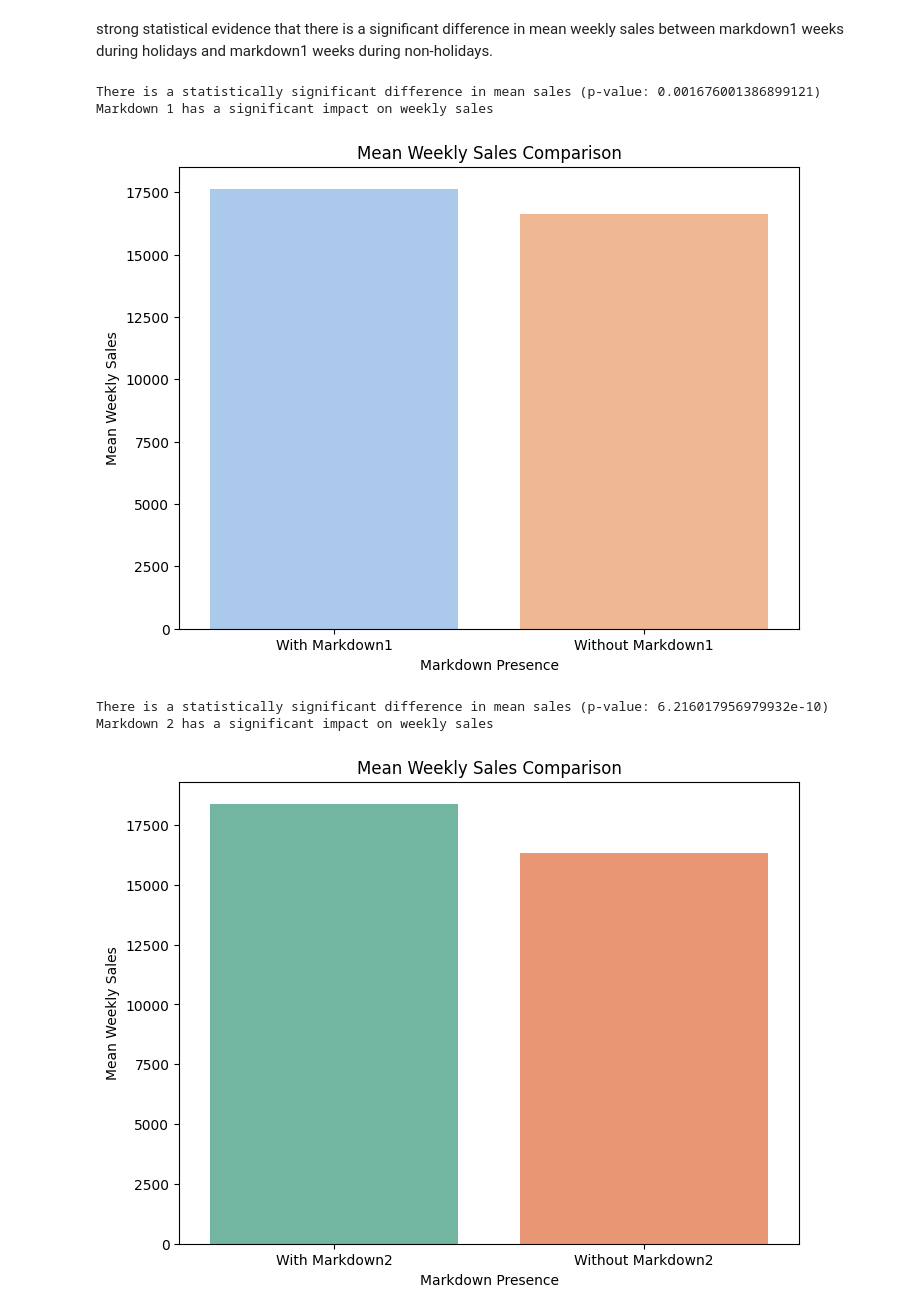
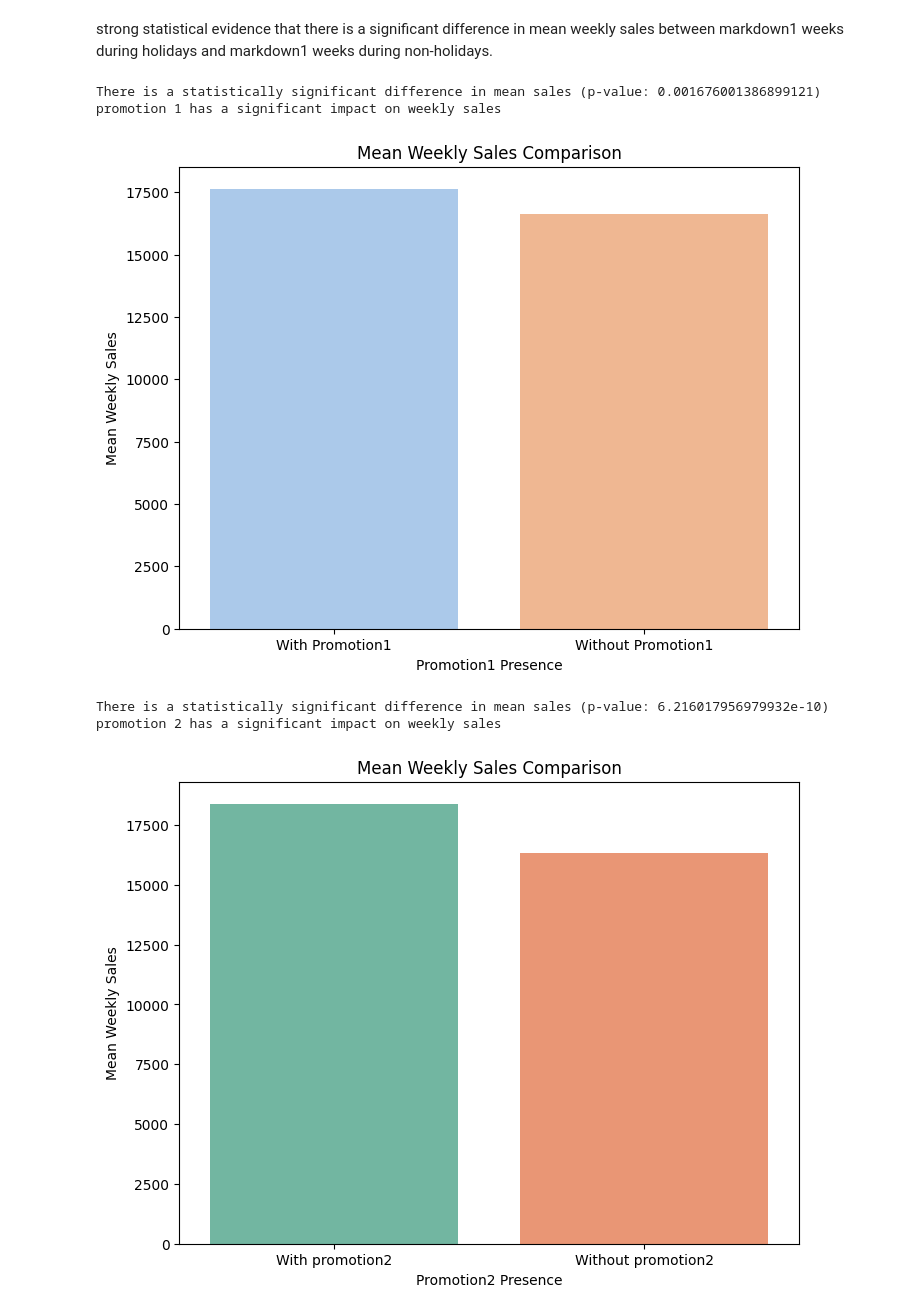
Before and after one commit to MeghaBhambri/midterm_project, a Jupyter notebook: notebooks/analysis.ipynb, the cells around one changed output. Saved outputs shown, nothing was run; the diff lists cells and outputs as text; code cells hidden in the pictures.

```diff
--- a/notebooks/analysis.ipynb
+++ b/notebooks/analysis.ipynb
@@ -292,14 +316,23 @@ Question 5: Do promotional markdowns lead to increased weekly sales?
 # %% [markdown]
 Promotional markdown events throughout the year. These markdowns precede prominent holidays, the four largest of which are the Super Bowl, Labor Day, Thanksgiving, and Christmas.
 # %%
+# Replace column names
+combined_data.rename(columns={
+    'markdown1': 'promotion1',
+    'markdown2': 'promotion2',
+    'markdown3': 'promotion3',
+    'markdown4': 'promotion4',
+    'markdown5': 'promotion5'
+}, inplace=True)
+
 # Calculate the correlation matrix
-correlation_matrix = combined_data[['weekly_sales', 'markdown1', 'markdown2', 'markdown3', 'markdown4','markdown5']].corr()
+correlation_matrix = combined_data[['weekly_sales', 'promotion1', 'promotion2', 'promotion3', 'promotion4', 'promotion5']].corr()
 
 # Create a heatmap to visualize correlations
 plt.figure(figsize=(10, 6))
 sns.heatmap(correlation_matrix, annot=True, cmap='Set2', linewidths=0.5)
 plt.title('Correlation Heatmap')
-plt.savefig("../images/figure17.png")
+plt.savefig("../images/correlation_promotional_offers.png")
 plt.show()
 # %% [output]
 [figure]
@@ -333,37 +366,38 @@ Hypothesis rejected :markdown1 effects weekly sales
 strong statistical evidence that there is a significant difference in mean weekly sales between markdown1 weeks during holidays and markdown1 weeks during non-holidays.
 # %%
 # Fill the 'markdown1' column with 0 for all rows
-combined_data['markdown1'] = combined_data['markdown1'].fillna(0)
+combined_data['promotion1'] = combined_data['promotion1'].fillna(0)
 # %%
 # Select data for holidays with markdown
-holidays_with_markdown = combined_data[(combined_data['isholiday'] == True) & (combined_data['markdown1'] > 0)]
+holidays_with_markdown = combined_data[(combined_data['isholiday'] == True) & (combined_data['promotion1'] > 0)]
 
 # Select data for holidays without markdown
-holidays_without_markdown = combined_data[(combined_data['isholiday'] == True) & (combined_data['markdown1'] == 0)]
+holidays_without_markdown = combined_data[(combined_data['isholiday'] == True) & (combined_data['promotion1'] == 0)]
 # Perform a t-test to compare mean sales between  holiday with markdown and without markdown
 t_stat, p_value = stats.ttest_ind(holidays_with_markdown['weekly_sales'], holidays_without_markdown['weekly_sales'])
 
 # Check if the p-value is less than 0.05 (common significance level)
 if p_value < 0.05:
     print(f'There is a statistically significant difference in mean sales (p-value: {p_value})')
-    print ("Markdown 1 has a significant impact on weekly sales")
+    print ("promotion 1 has a significant impact on weekly sales")
 else:
     print(f'No statistically significant difference in mean sales (p-value: {p_value})')
-    print ("HMarkdown 1 has no significant impact on weekly sales")
+    print ("promotion 1 has no significant impact on weekly sales")
 # %% [output]
 There is a statistically significant difference in mean sales (p-value: 0.001676001386899121)
-Markdown 1 has a significant impact on weekly sales
+promotion 1 has a significant impact on weekly sales
 # %%
 # Create a bar plot to compare mean sales between holiday weeks with and without markdown
 plt.figure(figsize=(8, 6))
-sns.barplot(x=['With Markdown1', 'Without Markdown1'],
+sns.barplot(x=['With Promotion1', 'Without Promotion1'],
             y=[holidays_with_markdown['weekly_sales'].mean(), holidays_without_markdown['weekly_sales'].mean()], hue= ['With Markdown1', 'Without Markdown1'],
             palette = "pastel" , legend = False)
 plt.title('Mean Weekly Sales Comparison')
-plt.xlabel('Markdown Presence')
+plt.xlabel('Promotion1 Presence')
 plt.ylabel('Mean Weekly Sales')
+plt.savefig("../images/promotion1.png")
 plt.show()
 # %% [output]
-[figure, old version]
+[figure, new version]
 # %%
 # Fill the 'markdown2' column with 0 for all rows
@@ -371,22 +405,22 @@ combined_data['markdown2'] = combined_data['markdown2'].fillna(0)
 # %%
 # Select data for holidays with markdown
-holidays_with_markdown2 = combined_data[(combined_data['isholiday'] == True) & (combined_data['markdown2'] > 0)]
+holidays_with_markdown2 = combined_data[(combined_data['isholiday'] == True) & (combined_data['promotion2'] > 0)]
 
 # Select data for holidays without markdown
-holidays_without_markdown2 = combined_data[(combined_data['isholiday'] == True) & (combined_data['markdown2'] == 0)]
+holidays_without_markdown2 = combined_data[(combined_data['isholiday'] == True) & (combined_data['promotion2'] == 0)]
 # Perform a t-test to compare mean sales between  holiday with markdown and without markdown
 t_stat, p_value = stats.ttest_ind(holidays_with_markdown2['weekly_sales'], holidays_without_markdown2['weekly_sales'])
 
 # Check if the p-value is less than 0.05 (common significance level)
 if p_value < 0.05:
     print(f'There is a statistically significant difference in mean sales (p-value: {p_value})')
-    print ("Markdown 2 has a significant impact on weekly sales")
+    print ("promotion 2 has a significant impact on weekly sales")
 else:
     print(f'No statistically significant difference in mean sales (p-value: {p_value})')
-    print ("HMarkdown 2 has no significant impact on weekly sales")
+    print ("promotion2 has no significant impact on weekly sales")
 # %% [output]
 There is a statistically significant difference in mean sales (p-value: 6.216017956979932e-10)
-Markdown 2 has a significant impact on weekly sales
+promotion 2 has a significant impact on weekly sales
 # %%
 # Create a bar plot to compare mean sales between holiday weeks with and without markdown
 plt.figure(figsize=(8, 6))
```
Also changed, not shown: parts of 19 cells of this notebook.
